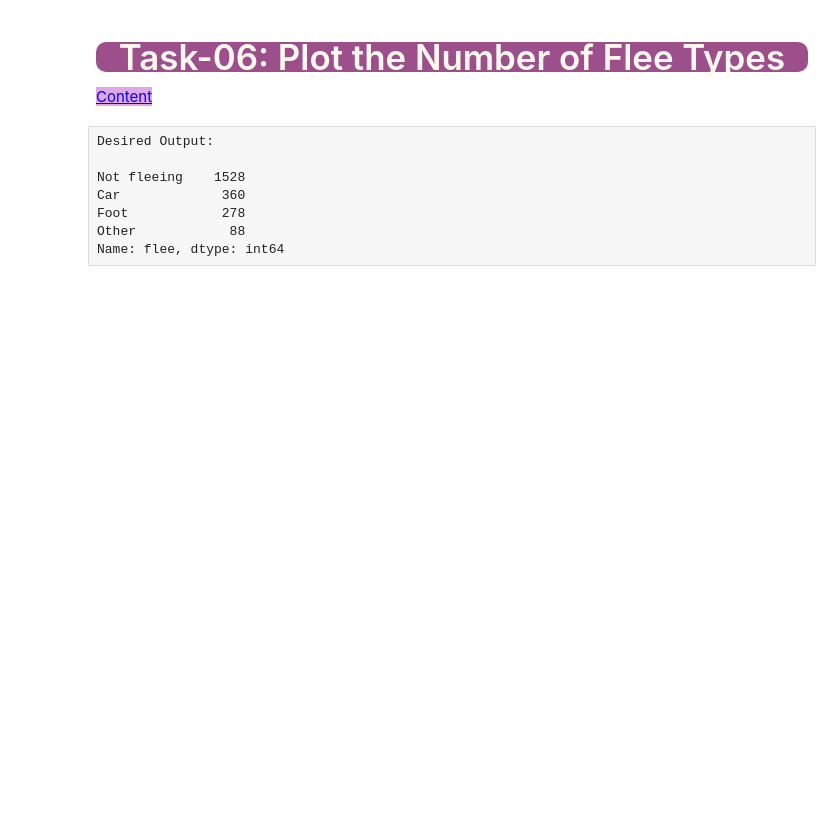
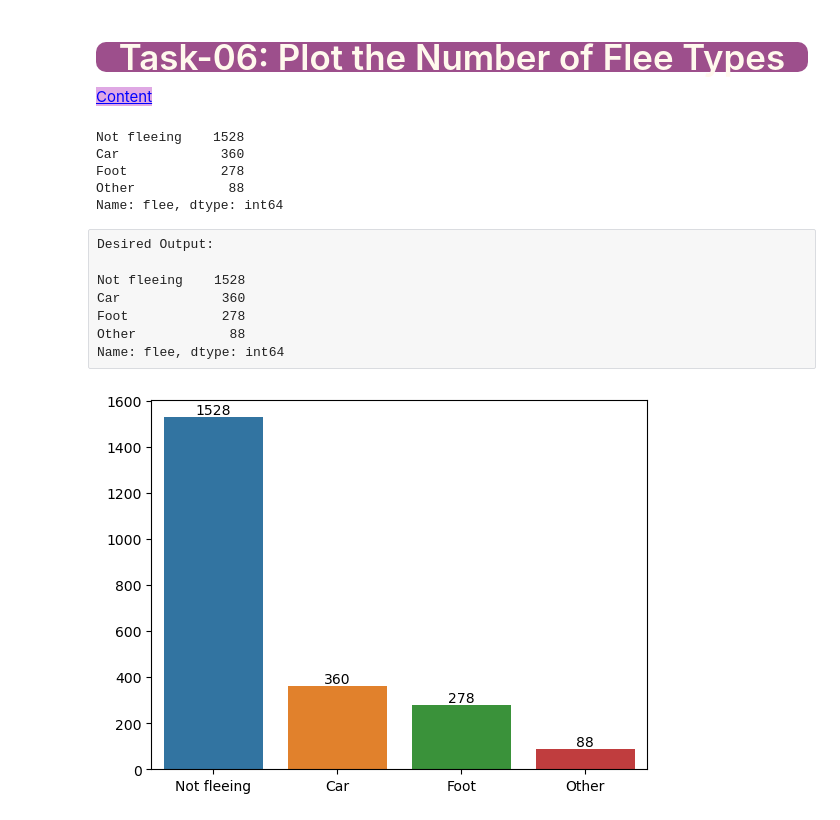
Before and after one commit to SongJiyeonPaek/CW_Assignments, a Jupyter notebook: DVwPY Assignment_02(Seaborn-PoliceKillings-US)/Assignment-2 (PoliceKillingUS-Seaborn)-Student.ipynb, the cells around one changed output. Saved outputs shown, nothing was run; the diff lists cells and outputs as text; code cells hidden in the pictures; blank space fills up the shorter version.

```diff
--- a/DVwPY Assignment_02(Seaborn-PoliceKillings-US)/Assignment-2 (PoliceKillingUS-Seaborn)-Student.ipynb
+++ b/DVwPY Assignment_02(Seaborn-PoliceKillings-US)/Assignment-2 (PoliceKillingUS-Seaborn)-Student.ipynb
@@ -699,6 +699,15 @@ Desired Output:
 style="color:blue; background-color:#dfa8e4" data-toggle="popover">Content</a>
 # %%
 # YOUR CODE IS HERE
+
+flee_types = kill.flee.value_counts()
+flee_types
+# %% [output]
+Not fleeing    1528
+Car             360
+Foot            278
+Other            88
+Name: flee, dtype: int64
 # %% [raw]
 Desired Output:
 
@@ -710,7 +719,15 @@ Name: flee, dtype: int64
 # %%
 # With Seaborn Barplot
 
 # YOUR CODE IS HERE
+
+ax = sns.barplot(x = flee_types.index,
+                 y = flee_types.values)
+
+for i in ax.containers:
+    ax.bar_label(i)
+# %% [output]
+[figure, added]
 # %% [markdown]
 Desired Output:
 
```
Also changed, not shown: parts of 1 cell of this notebook.
